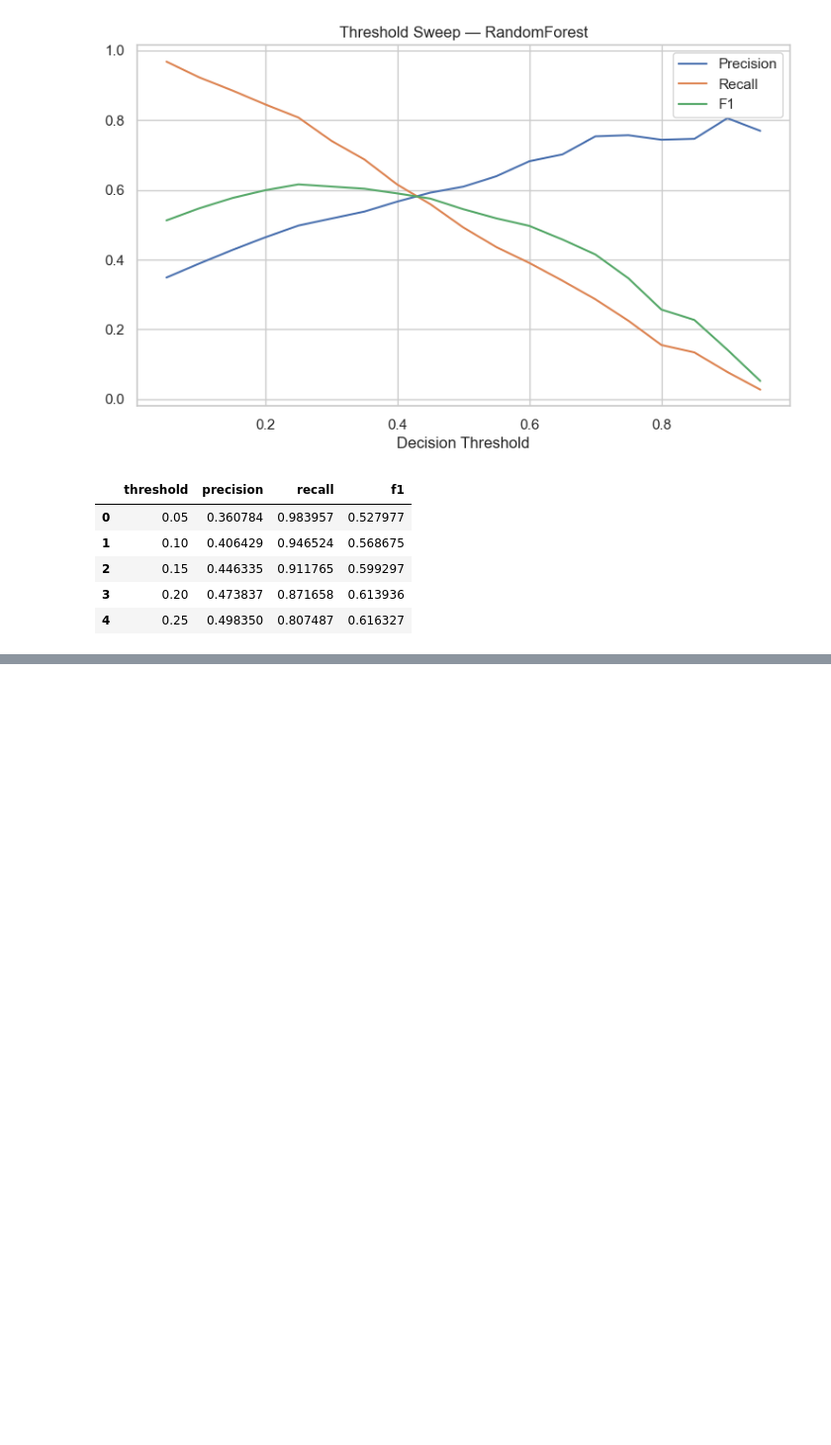
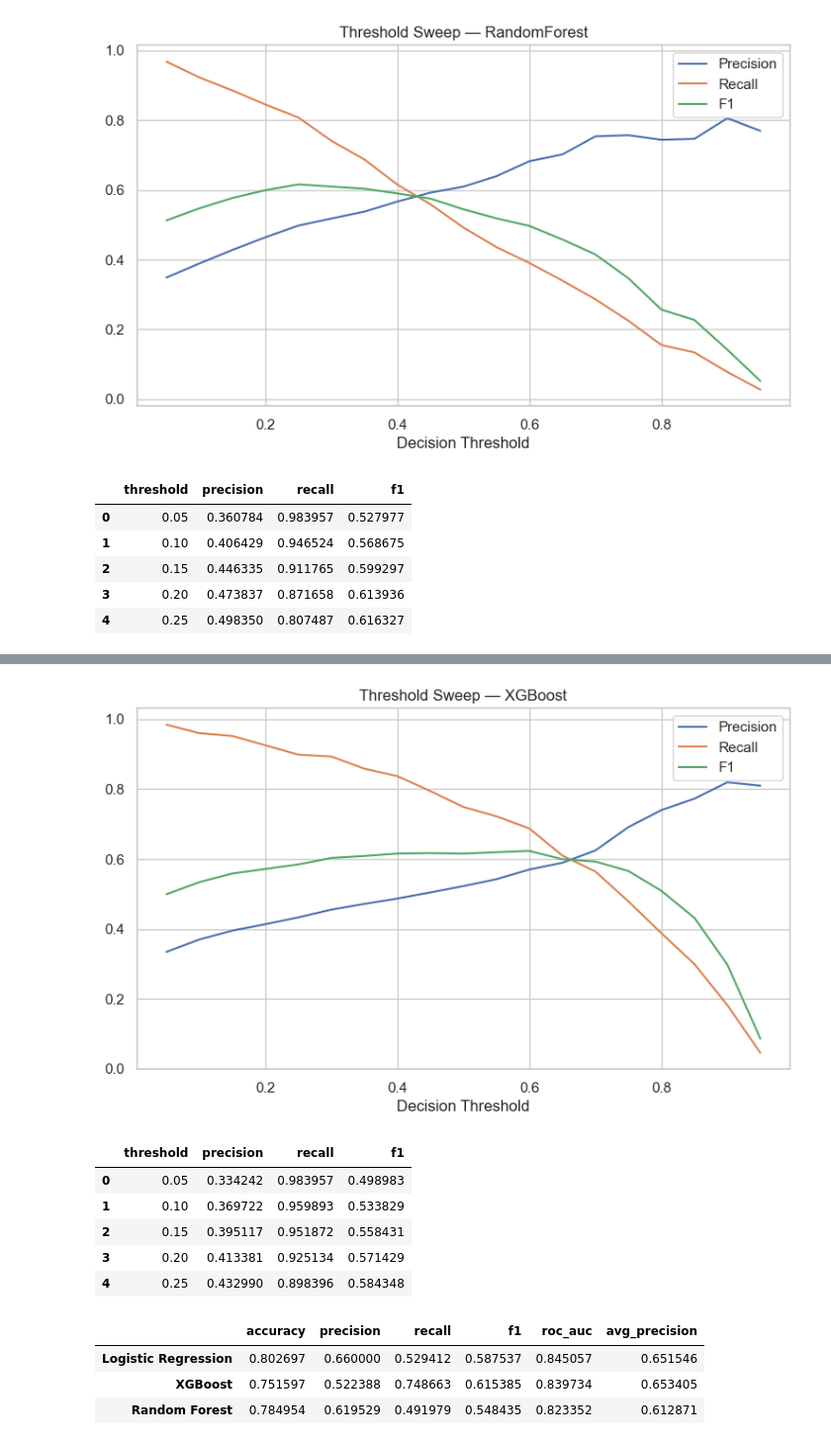
Before and after one commit to dhwanil1907/customer-churn, a Jupyter notebook: notebooks/cc.ipynb, the cells around one changed output, grey strips where cells are left out. Shown at 99% size. Drawn from its saved outputs; the diff is of its cells as text; code cells hidden in the pictures; blank space fills up the shorter version.

```diff
--- a/notebooks/cc.ipynb
+++ b/notebooks/cc.ipynb
@@ -508,3 +508,27 @@ thr_lr.head()
 | 2 | 0.15 | 0.446335 | 0.911765 | 0.599297 |
 | 3 | 0.20 | 0.473837 | 0.871658 | 0.613936 |
 | 4 | 0.25 | 0.498350 | 0.807487 | 0.616327 |
+# %%
+from xgboost import XGBClassifier
+
+# Compute class weight for churn = 1 (positive class)
+pos_weight = (len(y_train) - y_train.sum()) / y_train.sum()
+
+xgb = Pipeline(steps=[
+    ("preprocess", preprocess),
+    ("clf", XGBClassifier(
+        n_estimators=400,
+        learning_rate=0.05,
+        max_depth=4,
+        subsample=0.8,
+        colsample_bytree=0.8,
+        objective="binary:logistic",
+        eval_metric="logloss",   # we’ll use ROC-AUC separately
+        random_state=RANDOM_STATE,
+        scale_pos_weight=pos_weight,
+        n_jobs=-1,
+        tree_method="hist"       # fast & works well for most setups
+    ))
+])
+
+xgb.fit(X_train, y_train)
@@ -510,0 +642,28 @@ thr_lr.head()
+# %%
+thr_xgb = plot_threshold_sweep(y_test, y_proba_xgb, "XGBoost")
+thr_xgb.head()
+# %% [output]
+[figure, added]
+|  | threshold | precision | recall | f1 |
+| 0 | 0.05 | 0.334242 | 0.983957 | 0.498983 |
+| 1 | 0.10 | 0.369722 | 0.959893 | 0.533829 |
+| 2 | 0.15 | 0.395117 | 0.951872 | 0.558431 |
+| 3 | 0.20 | 0.413381 | 0.925134 | 0.571429 |
+| 4 | 0.25 | 0.432990 | 0.898396 | 0.584348 |
+# %%
+# Final comparison table: Logistic Regression vs Random Forest vs XGBoost
+metrics_df = pd.DataFrame(
+    [metrics_lr, metrics_rf, metrics_xgb],
+    index=["Logistic Regression", "Random Forest", "XGBoost"]
+)
+
+metrics_df = metrics_df[
+    ["accuracy", "precision", "recall", "f1", "roc_auc", "avg_precision"]
+]
+
+metrics_df.sort_values("roc_auc", ascending=False)
+# %% [output]
+|  | accuracy | precision | recall | f1 | roc_auc | avg_precision |
+| Logistic Regression | 0.802697 | 0.660000 | 0.529412 | 0.587537 | 0.845057 | 0.651546 |
+| XGBoost | 0.751597 | 0.522388 | 0.748663 | 0.615385 | 0.839734 | 0.653405 |
+| Random Forest | 0.784954 | 0.619529 | 0.491979 | 0.548435 | 0.823352 | 0.612871 |
```
Also changed, not shown: parts of 6 cells of this notebook.
